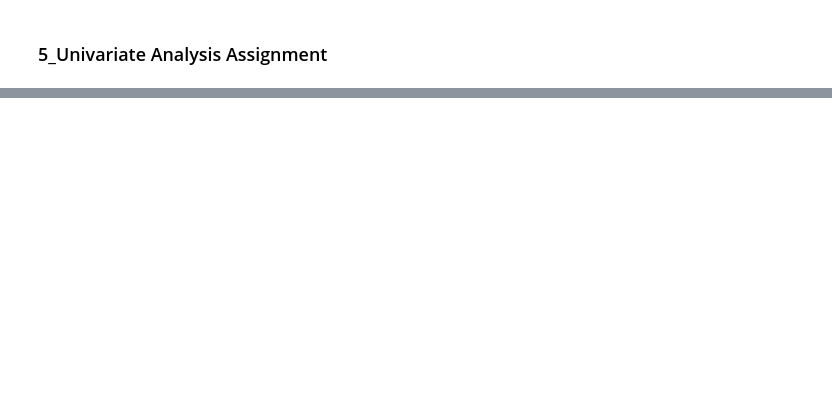
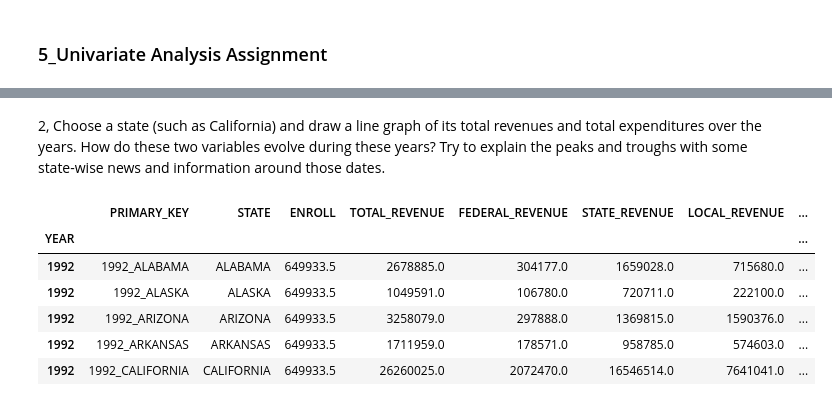
Before and after one commit to LingjieHe/DS_Bootcamp_assignment, a Jupyter notebook: 7_data_exploration/5_Univariate_Analysis_Assignment.ipynb, the cells around one changed output, grey strips where cells are left out. Saved outputs shown, nothing was run; the diff lists cells and outputs as text; code cells hidden in the pictures; blank space fills up the shorter version.

```diff
--- a/7_data_exploration/5_Univariate_Analysis_Assignment.ipynb
+++ b/7_data_exploration/5_Univariate_Analysis_Assignment.ipynb
@@ -24,0 +93,15 @@ cols = df.columns
+# %% [markdown]
+2, Choose a state (such as California) and draw a line graph of its total revenues and total expenditures over the years. How do these two variables evolve during these years? Try to explain the peaks and troughs with some state-wise news and information around those dates.
+# %%
+#Soudeh
+
+df_new = df_time_series_imputed_median.set_index('YEAR', drop=True)
+df_new.head()
+# %% [output]
+|  | PRIMARY_KEY | STATE | ENROLL | TOTAL_REVENUE | FEDERAL_REVENUE | STATE_REVENUE | LOCAL_REVENUE | ... |
+| YEAR |  |  |  |  |  |  |  | ... |
+| 1992 | 1992_ALABAMA | ALABAMA | 649933.5 | 2678885.0 | 304177.0 | 1659028.0 | 715680.0 | ... |
+| 1992 | 1992_ALASKA | ALASKA | 649933.5 | 1049591.0 | 106780.0 | 720711.0 | 222100.0 | ... |
+| 1992 | 1992_ARIZONA | ARIZONA | 649933.5 | 3258079.0 | 297888.0 | 1369815.0 | 1590376.0 | ... |
+| 1992 | 1992_ARKANSAS | ARKANSAS | 649933.5 | 1711959.0 | 178571.0 | 958785.0 | 574603.0 | ... |
+| 1992 | 1992_CALIFORNIA | CALIFORNIA | 649933.5 | 26260025.0 | 2072470.0 | 16546514.0 | 7641041.0 | ... |
```
Also changed, not shown: parts of 14 cells of this notebook, 4 other files.
